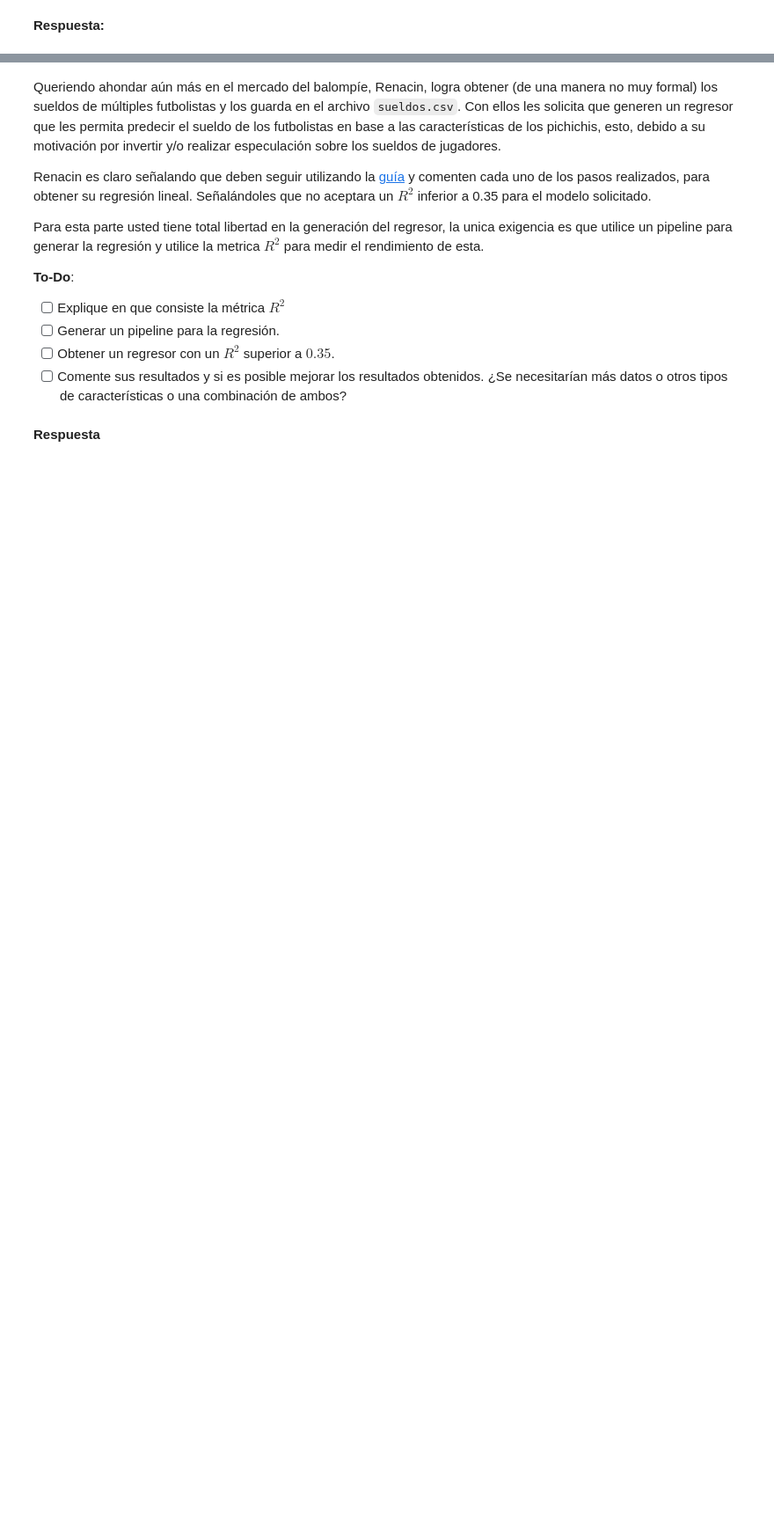
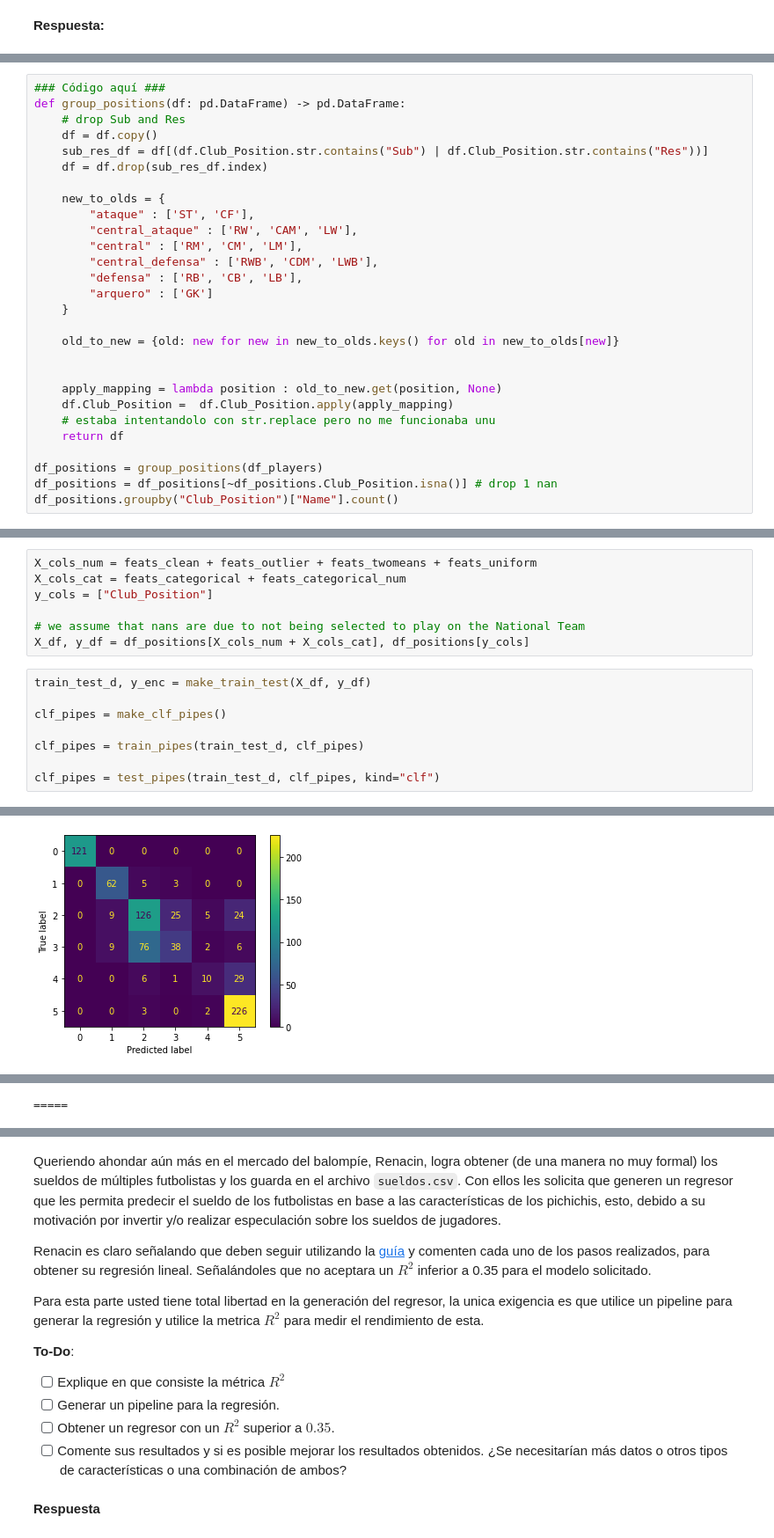
Before and after one commit to stepp1/MDS7202-2021, a Jupyter notebook: lab07/Laboratorio7.ipynb, the cells around one changed output, grey strips where cells are left out. Shown at 88% size. Cells and saved outputs as stored; diff of their text form; blank space fills up the shorter version.

```diff
--- a/lab07/Laboratorio7.ipynb
+++ b/lab07/Laboratorio7.ipynb
@@ -271,0 +664,28 @@ Comente de resultados observados y si es posible mejorar los resultados.
+# %%
+### Código aquí ###
+def group_positions(df: pd.DataFrame) -> pd.DataFrame:
+    # drop Sub and Res
+    df = df.copy()
+    sub_res_df = df[(df.Club_Position.str.contains("Sub") | df.Club_Position.str.contains("Res"))]
+    df = df.drop(sub_res_df.index)
+
+    new_to_olds = {
+        "ataque" : ['ST', 'CF'],
+        "central_ataque" : ['RW', 'CAM', 'LW'],
+        "central" : ['RM', 'CM', 'LM'],
+        "central_defensa" : ['RWB', 'CDM', 'LWB'],
+        "defensa" : ['RB', 'CB', 'LB'],
+        "arquero" : ['GK']
+    }
+
+    old_to_new = {old: new for new in new_to_olds.keys() for old in new_to_olds[new]}
+
+
+    apply_mapping = lambda position : old_to_new.get(position, None)
+    df.Club_Position =  df.Club_Position.apply(apply_mapping)
+    # estaba intentandolo con str.replace pero no me funcionaba unu
+    return df
+
+df_positions = group_positions(df_players)
+df_positions = df_positions[~df_positions.Club_Position.isna()] # drop 1 nan
+df_positions.groupby("Club_Position")["Name"].count()
@@ -271,0 +701,16 @@ Comente de resultados observados y si es posible mejorar los resultados.
+# %%
+X_cols_num = feats_clean + feats_outlier + feats_twomeans + feats_uniform
+X_cols_cat = feats_categorical + feats_categorical_num
+y_cols = ["Club_Position"]
+
+# we assume that nans are due to not being selected to play on the National Team
+X_df, y_df = df_positions[X_cols_num + X_cols_cat], df_positions[y_cols]
+# %%
+train_test_d, y_enc = make_train_test(X_df, y_df)
+
+clf_pipes = make_clf_pipes()
+
+clf_pipes = train_pipes(train_test_d, clf_pipes)
+
+clf_pipes = test_pipes(train_test_d, clf_pipes, kind="clf")
+# %% [output]
@@ -271,0 +734 @@ Comente de resultados observados y si es posible mejorar los resultados.
+[figure, added]
@@ -271,0 +771 @@ Comente de resultados observados y si es posible mejorar los resultados.
+=====
```
Also changed, not shown: parts of 32 cells of this notebook.
